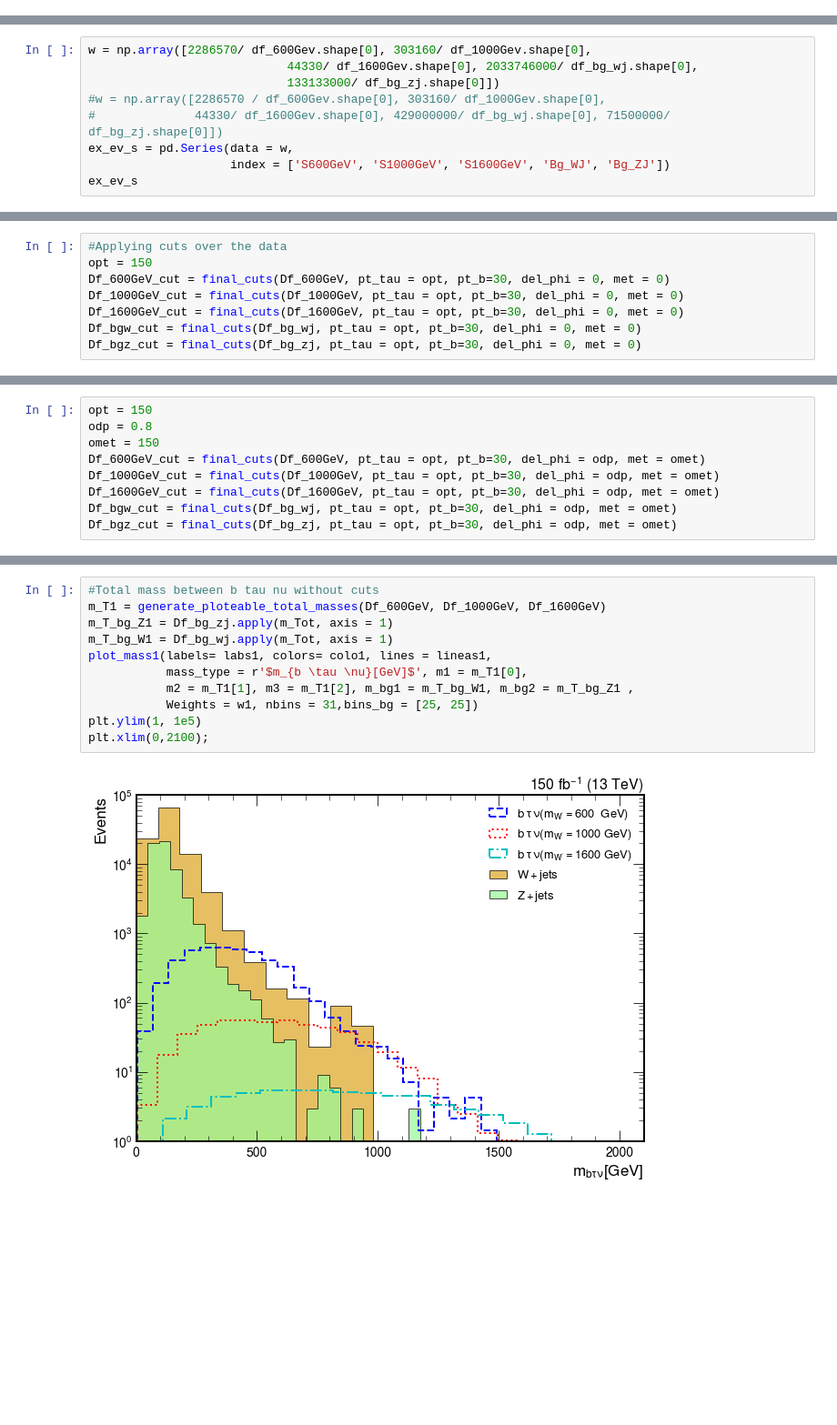
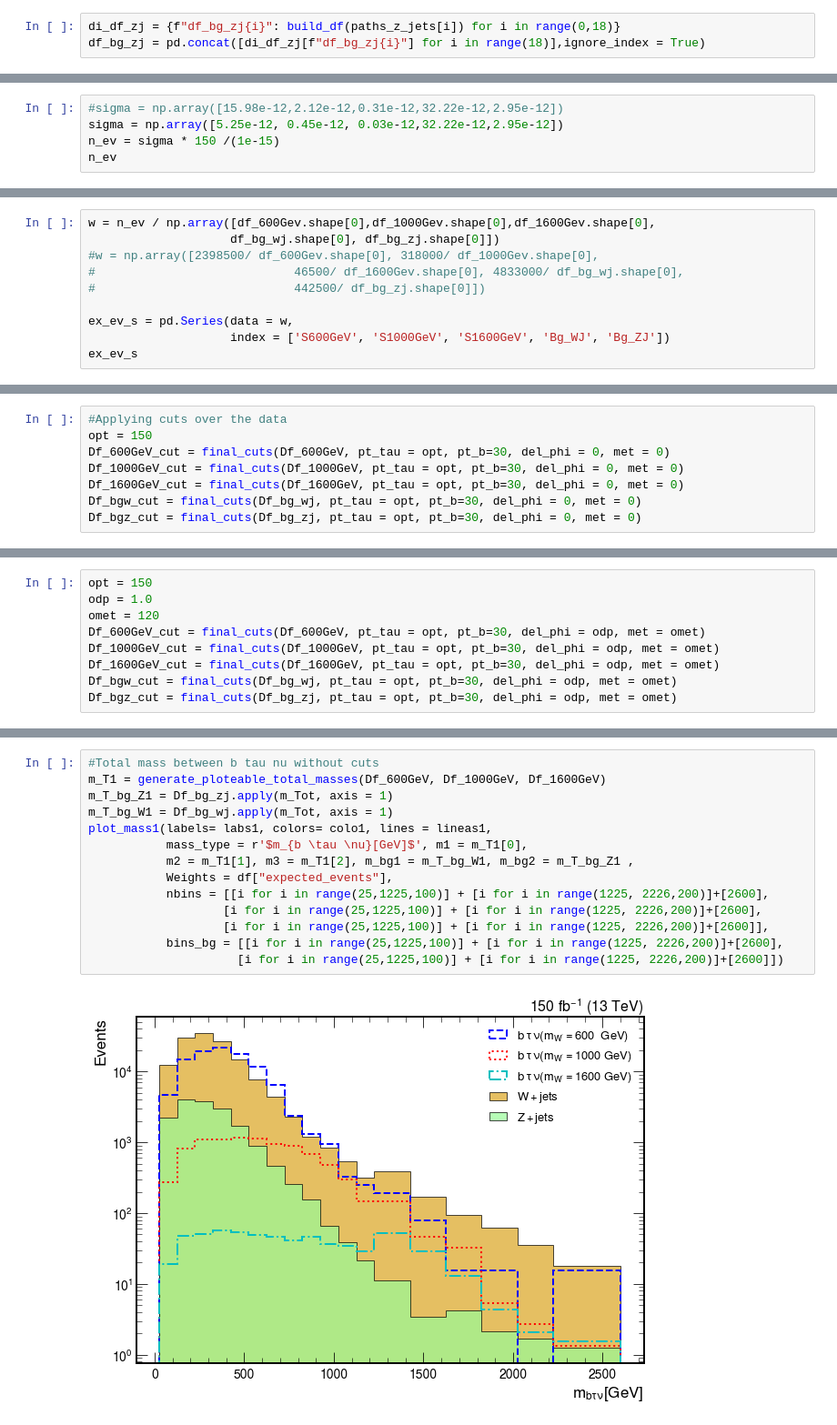
Before and after one commit to tomasate/TareasMast, a Jupyter notebook: Uproot_B_Tau_Nu_analysis_Tomas_Version.ipynb, the cells around one changed output, grey strips where cells are left out. Shown at 91% size. Drawn from its saved outputs; the diff is of its cells as text; blank space fills up the shorter version.

Commit message:
Update Uproot_B_Tau_Nu_analysis_Tomas_Version.ipynb
Actualization, uniformed binned forthe histograms, corrections in the cross sections and the samples

```diff
--- a/Uproot_B_Tau_Nu_analysis_Tomas_Version.ipynb
+++ b/Uproot_B_Tau_Nu_analysis_Tomas_Version.ipynb
@@ -724,3 +673,6 @@ df_bg_zj = pd.concat([df_bg_zj1, df_bg_zj2,
+# %%
+di_df_zj = {f"df_bg_zj{i}": build_df(paths_z_jets[i]) for i in range(0,18)}
+df_bg_zj = pd.concat([di_df_zj[f"df_bg_zj{i}"] for i in range(18)],ignore_index = True)
 # %%
 df_600Gev = build_df(path_600Gev)
 df_1000Gev = build_df(path_1000Gev)
@@ -767,0 +698,5 @@ $$Z = \frac{N_S}{\sqrt{N_S+N_B}}$$
+# %%
+#sigma = np.array([15.98e-12,2.12e-12,0.31e-12,32.22e-12,2.95e-12])
+sigma = np.array([5.25e-12, 0.45e-12, 0.03e-12,32.22e-12,2.95e-12])
+n_ev = sigma * 150 /(1e-15)
+n_ev
@@ -768,9 +705,10 @@ $$Z = \frac{N_S}{\sqrt{N_S+N_B}}$$
 # %%
-w = np.array([2286570/ df_600Gev.shape[0], 303160/ df_1000Gev.shape[0],
-                            44330/ df_1600Gev.shape[0], 2033746000/ df_bg_wj.shape[0],
-                            133133000/ df_bg_zj.shape[0]])
-#w = np.array([2286570 / df_600Gev.shape[0], 303160/ df_1000Gev.shape[0],
-#              44330/ df_1600Gev.shape[0], 429000000/ df_bg_wj.shape[0], 71500000/ df_bg_zj.shape[0]])
+w = n_ev / np.array([df_600Gev.shape[0],df_1000Gev.shape[0],df_1600Gev.shape[0],
+                    df_bg_wj.shape[0], df_bg_zj.shape[0]])
+#w = np.array([2398500/ df_600Gev.shape[0], 318000/ df_1000Gev.shape[0],
+#                            46500/ df_1600Gev.shape[0], 4833000/ df_bg_wj.shape[0],
+#                            442500/ df_bg_zj.shape[0]])
+
 ex_ev_s = pd.Series(data = w,
                     index = ['S600GeV', 'S1000GeV', 'S1600GeV', 'Bg_WJ', 'Bg_ZJ'])
 ex_ev_s
@@ -898,7 +840,7 @@ plt.legend(loc = 'lower right', fontsize= 17);
 # %%
 opt = 150
-odp = 0.8
-omet = 150
+odp = 1.0
+omet = 120
 Df_600GeV_cut = final_cuts(Df_600GeV, pt_tau = opt, pt_b=30, del_phi = odp, met = omet)
 Df_1000GeV_cut = final_cuts(Df_1000GeV, pt_tau = opt, pt_b=30, del_phi = odp, met = omet)
 Df_1600GeV_cut = final_cuts(Df_1600GeV, pt_tau = opt, pt_b=30, del_phi = odp, met = omet)
@@ -1016,16 +1002,19 @@ plot_mass1(labels= labs1, colors= colo1, lines = lineas1,
 # %%
 #Total mass between b tau nu without cuts
 m_T1 = generate_ploteable_total_masses(Df_600GeV, Df_1000GeV, Df_1600GeV)
 m_T_bg_Z1 = Df_bg_zj.apply(m_Tot, axis = 1)
 m_T_bg_W1 = Df_bg_wj.apply(m_Tot, axis = 1)
 plot_mass1(labels= labs1, colors= colo1, lines = lineas1,
            mass_type = r'$m_{b \tau \nu}[GeV]$', m1 = m_T1[0],
            m2 = m_T1[1], m3 = m_T1[2], m_bg1 = m_T_bg_W1, m_bg2 = m_T_bg_Z1 ,
-           Weights = w1, nbins = 31,bins_bg = [25, 25])
-plt.ylim(1, 1e5)
-plt.xlim(0,2100);
+           Weights = df["expected_events"],
+           nbins = [[i for i in range(25,1225,100)] + [i for i in range(1225, 2226,200)]+[2600],
+                   [i for i in range(25,1225,100)] + [i for i in range(1225, 2226,200)]+[2600],
+                   [i for i in range(25,1225,100)] + [i for i in range(1225, 2226,200)]+[2600]],
+           bins_bg = [[i for i in range(25,1225,100)] + [i for i in range(1225, 2226,200)]+[2600],
+                     [i for i in range(25,1225,100)] + [i for i in range(1225, 2226,200)]+[2600]])
 # %% [output]
-[figure, old version]
+[figure, new version]
 # %%
 #Total mass without b tau nu with cuts
 m_T1 = generate_ploteable_total_masses(Df_600GeV_cut, Df_1000GeV_cut, Df_1600GeV_cut)
```
Also changed, not shown: parts of 40 cells of this notebook.
